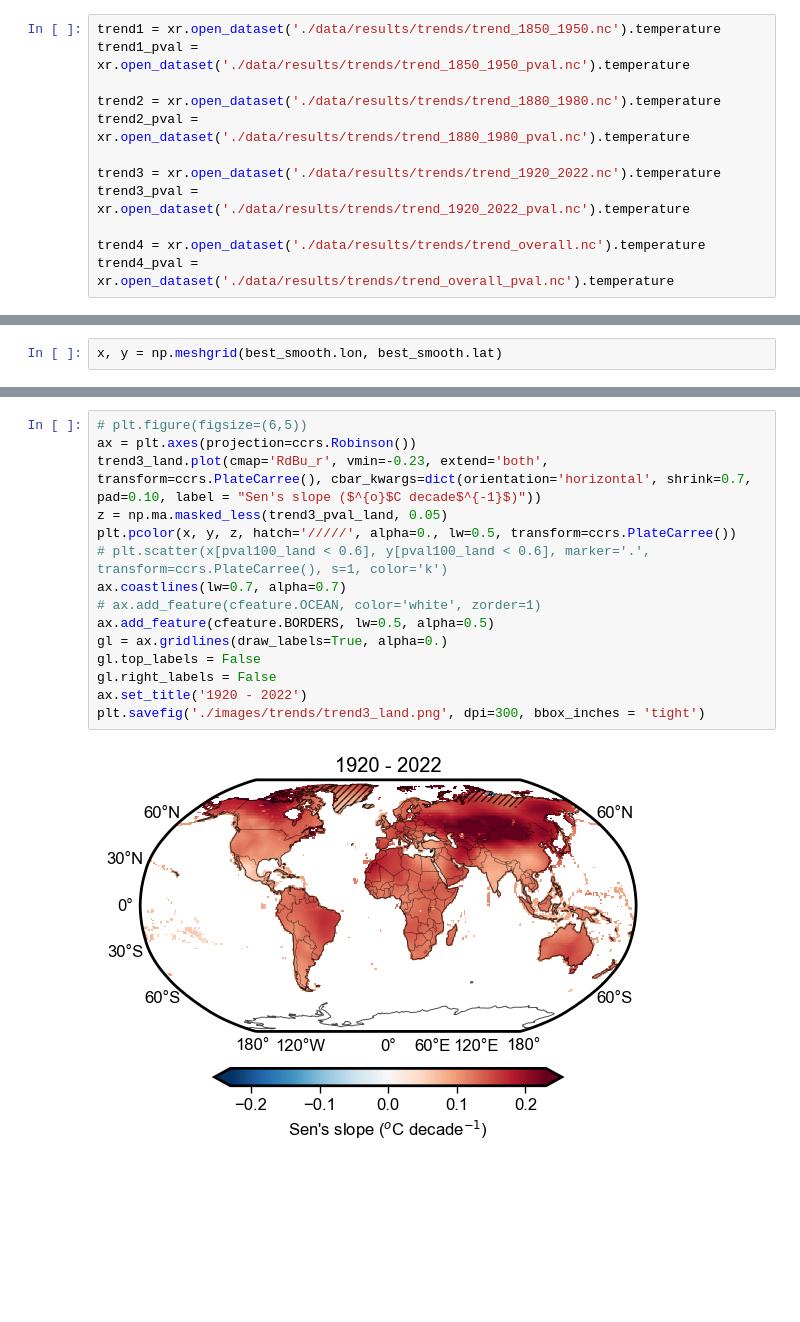
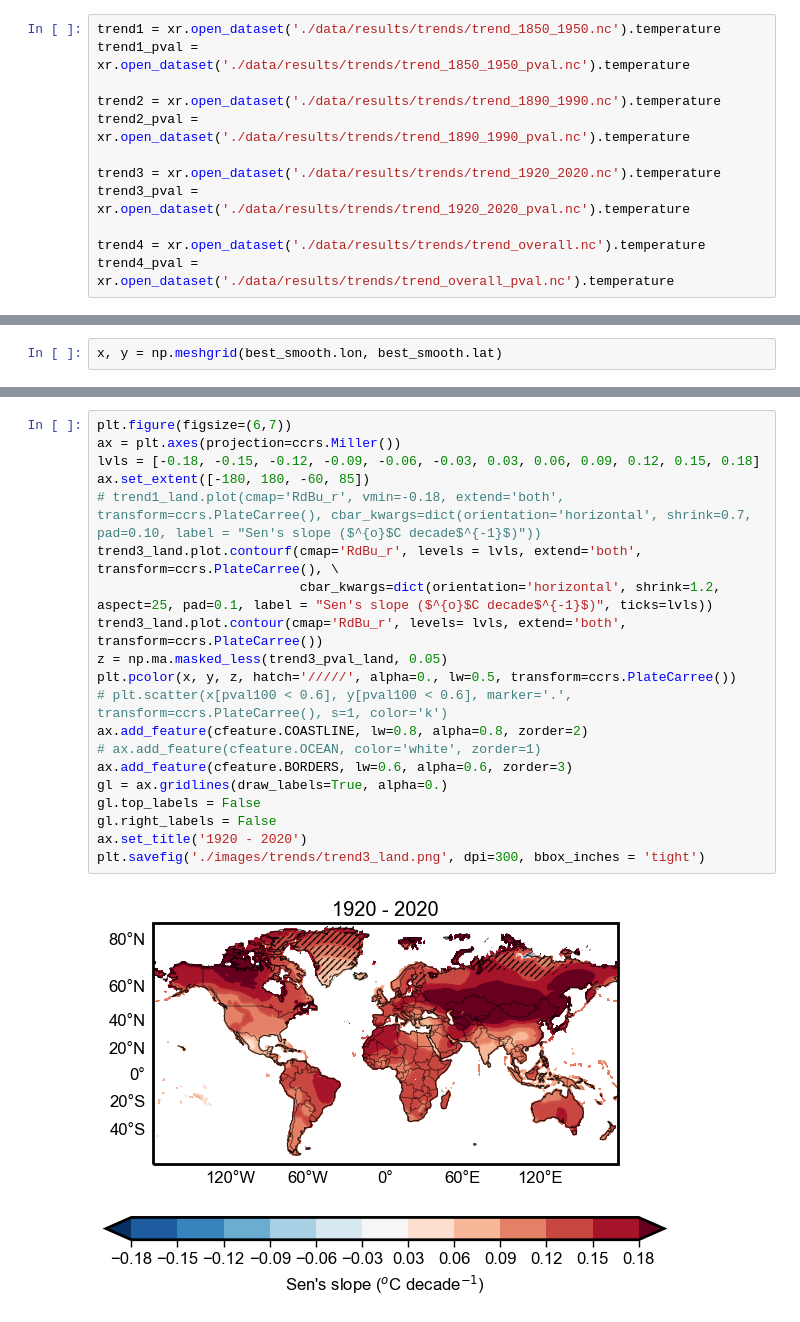
Before and after one commit to adisen99/reg_temp_accl, a Jupyter notebook: 01_global_trends.ipynb, the cells around one changed output, grey strips where cells are left out. Drawn from its saved outputs; the diff is of its cells as text; blank space fills up the shorter version.

Commit message:
functional analysis and image modifictation

```diff
--- a/01_global_trends.ipynb
+++ b/01_global_trends.ipynb
@@ -225,11 +232,11 @@ Coordinates:
 trend1 = xr.open_dataset('./data/results/trends/trend_1850_1950.nc').temperature
 trend1_pval = xr.open_dataset('./data/results/trends/trend_1850_1950_pval.nc').temperature
 
-trend2 = xr.open_dataset('./data/results/trends/trend_1880_1980.nc').temperature
-trend2_pval = xr.open_dataset('./data/results/trends/trend_1880_1980_pval.nc').temperature
+trend2 = xr.open_dataset('./data/results/trends/trend_1890_1990.nc').temperature
+trend2_pval = xr.open_dataset('./data/results/trends/trend_1890_1990_pval.nc').temperature
 
-trend3 = xr.open_dataset('./data/results/trends/trend_1920_2022.nc').temperature
-trend3_pval = xr.open_dataset('./data/results/trends/trend_1920_2022_pval.nc').temperature
+trend3 = xr.open_dataset('./data/results/trends/trend_1920_2020.nc').temperature
+trend3_pval = xr.open_dataset('./data/results/trends/trend_1920_2020_pval.nc').temperature
 
 trend4 = xr.open_dataset('./data/results/trends/trend_overall.nc').temperature
 trend4_pval = xr.open_dataset('./data/results/trends/trend_overall_pval.nc').temperature
@@ -301,18 +318,23 @@ plt.savefig('./images/trends/trend2_land.png', dpi=300, bbox_inches = 'tight')
 # %%
-# plt.figure(figsize=(6,5))
-ax = plt.axes(projection=ccrs.Robinson())
-trend3_land.plot(cmap='RdBu_r', vmin=-0.23, extend='both', transform=ccrs.PlateCarree(), cbar_kwargs=dict(orientation='horizontal', shrink=0.7, pad=0.10, label = "Sen's slope ($^{o}$C decade$^{-1}$)"))
+plt.figure(figsize=(6,7))
+ax = plt.axes(projection=ccrs.Miller())
+lvls = [-0.18, -0.15, -0.12, -0.09, -0.06, -0.03, 0.03, 0.06, 0.09, 0.12, 0.15, 0.18]
+ax.set_extent([-180, 180, -60, 85])
+# trend1_land.plot(cmap='RdBu_r', vmin=-0.18, extend='both', transform=ccrs.PlateCarree(), cbar_kwargs=dict(orientation='horizontal', shrink=0.7, pad=0.10, label = "Sen's slope ($^{o}$C decade$^{-1}$)"))
+trend3_land.plot.contourf(cmap='RdBu_r', levels = lvls, extend='both', transform=ccrs.PlateCarree(), \
+                          cbar_kwargs=dict(orientation='horizontal', shrink=1.2, aspect=25, pad=0.1, label = "Sen's slope ($^{o}$C decade$^{-1}$)", ticks=lvls))
+trend3_land.plot.contour(cmap='RdBu_r', levels= lvls, extend='both', transform=ccrs.PlateCarree())
 z = np.ma.masked_less(trend3_pval_land, 0.05)
 plt.pcolor(x, y, z, hatch='/////', alpha=0., lw=0.5, transform=ccrs.PlateCarree())
-# plt.scatter(x[pval100_land < 0.6], y[pval100_land < 0.6], marker='.', transform=ccrs.PlateCarree(), s=1, color='k')
-ax.coastlines(lw=0.7, alpha=0.7)
+# plt.scatter(x[pval100 < 0.6], y[pval100 < 0.6], marker='.', transform=ccrs.PlateCarree(), s=1, color='k')
+ax.add_feature(cfeature.COASTLINE, lw=0.8, alpha=0.8, zorder=2)
 # ax.add_feature(cfeature.OCEAN, color='white', zorder=1)
-ax.add_feature(cfeature.BORDERS, lw=0.5, alpha=0.5)
+ax.add_feature(cfeature.BORDERS, lw=0.6, alpha=0.6, zorder=3)
 gl = ax.gridlines(draw_labels=True, alpha=0.)
 gl.top_labels = False
 gl.right_labels = False
-ax.set_title('1920 - 2022')
+ax.set_title('1920 - 2020')
 plt.savefig('./images/trends/trend3_land.png', dpi=300, bbox_inches = 'tight')
 # %% [output]
-[figure, old version]
+[figure, new version]
 # %%
```
Also changed, not shown: parts of 8 cells of this notebook, 3 other files.
